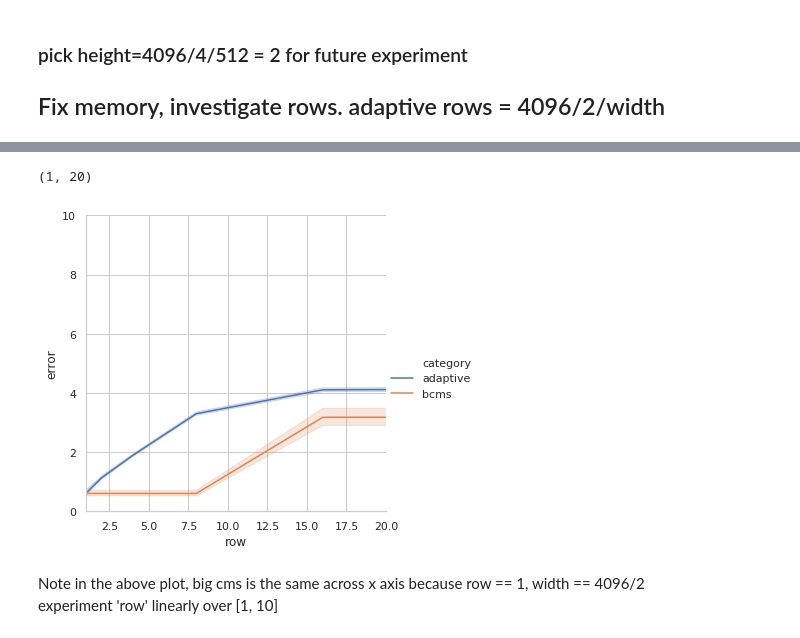
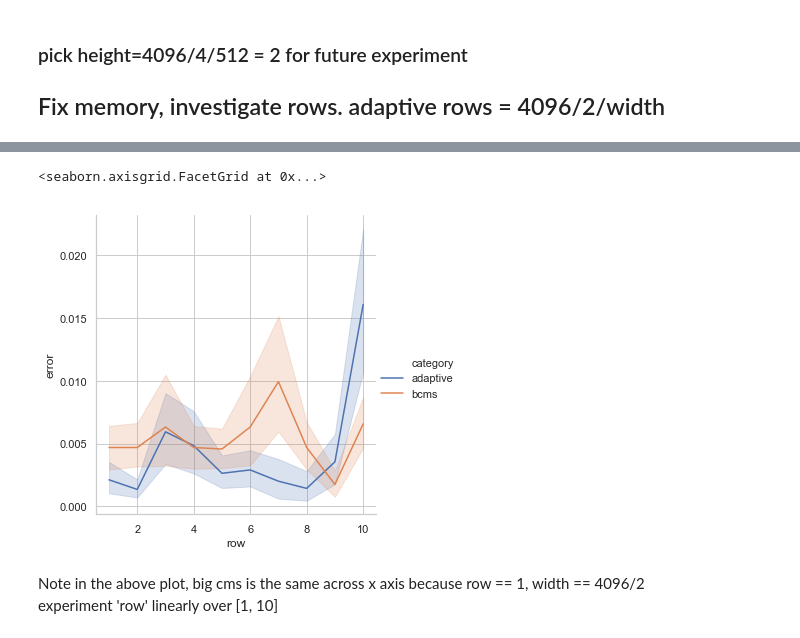
Before and after one commit to clairehxq/adaptive_cms, a Jupyter notebook: res_result.ipynb, the cells around one changed output, grey strips where cells are left out. Drawn from its saved outputs; the diff is of its cells as text; code cells hidden in the pictures.

```diff
--- a/res_result.ipynb
+++ b/res_result.ipynb
@@ -423,10 +393,10 @@ has 46 files
 # %%
-sns.relplot(x="row", y="error", hue='category', kind='line', data=r_rows)
-plt.ylim([0,10])
-plt.xlim([1,20])
+sns.relplot(x="row", y="error", hue='category', kind='line', data=r_rows_10)
+#plt.ylim([0,10])
+#plt.xlim([1,10])
 # %% [output]
-(1, 20)
+<seaborn.axisgrid.FacetGrid at 0x...>
-[figure, old version]
+[figure, new version]
 # %% [markdown]
 Note in the above plot, big cms is the same across x axis because row == 1, width == 4096/2
 experiment 'row' linearly over [1, 10]
```
Also changed, not shown: parts of 25 cells of this notebook, 4 other files.
